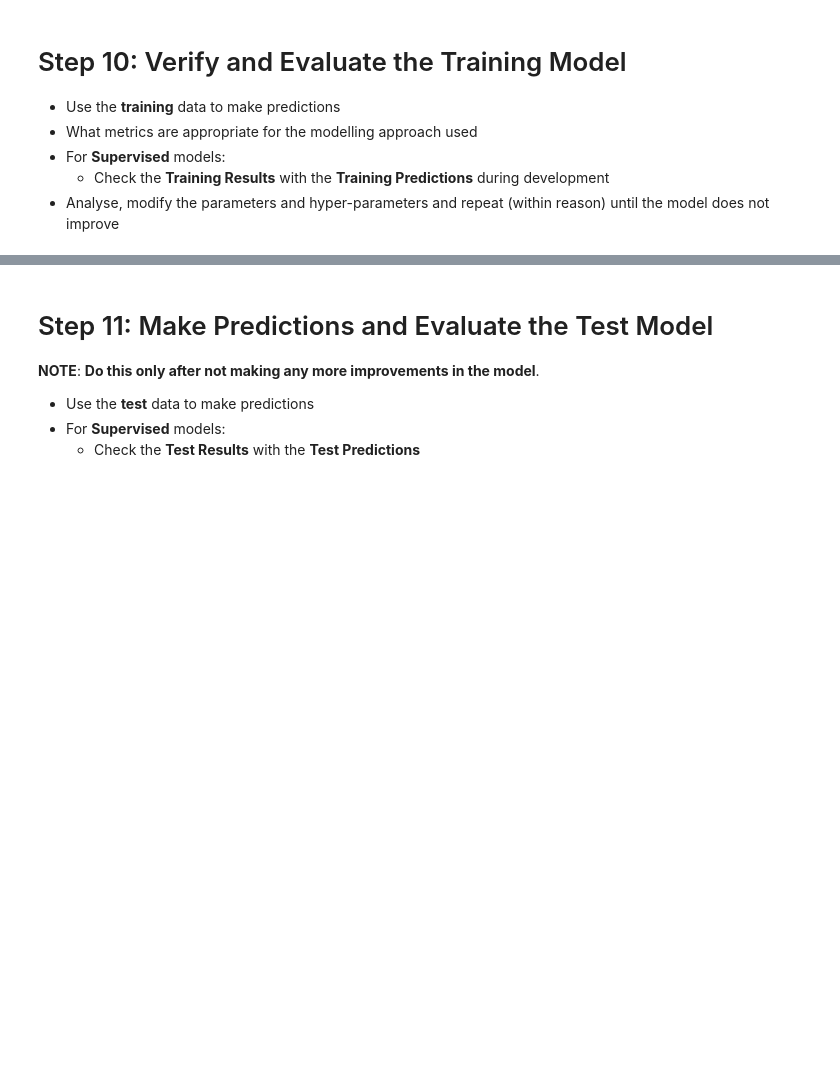
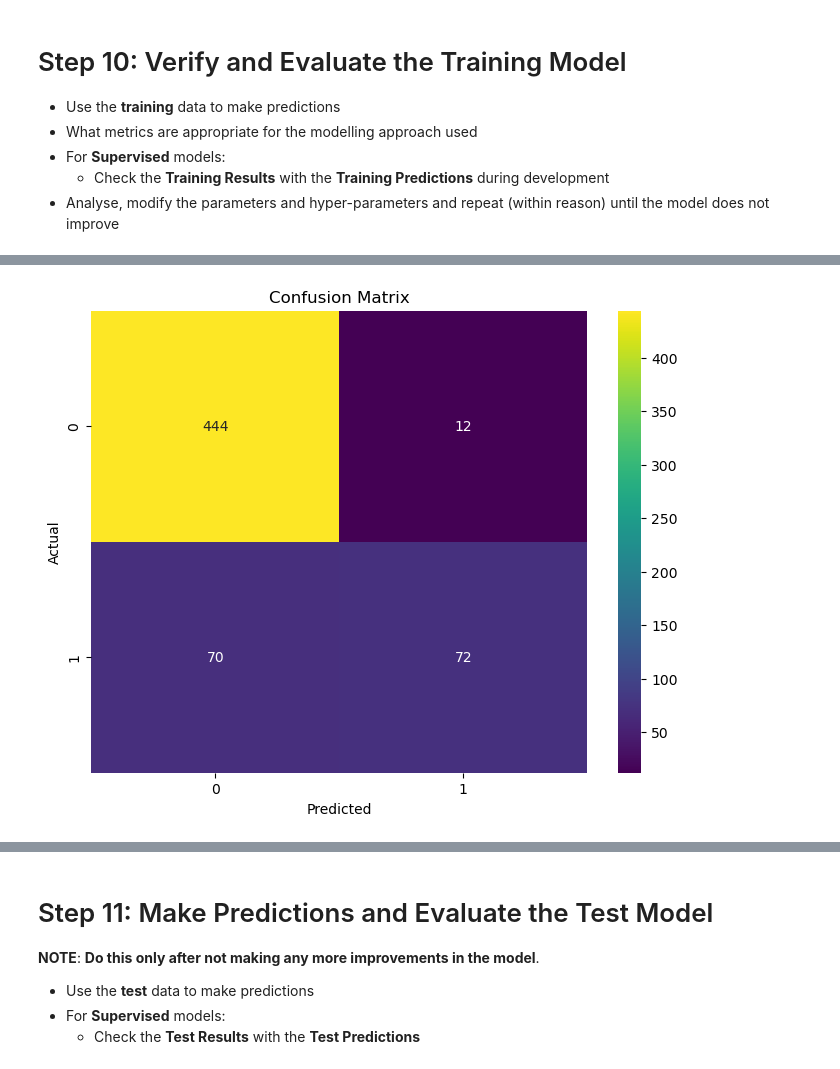
Before and after one commit to mdjroaming/IOD, a Jupyter notebook: Module 7/Module 7 Labs/IOD_Lab-7_1_2 - Random Forest.ipynb, the cells around one changed output, grey strips where cells are left out. Saved outputs shown, nothing was run; the diff lists cells and outputs as text; code cells hidden in the pictures; blank space fills up the shorter version.

```diff
--- a/Module 7/Module 7 Labs/IOD_Lab-7_1_2 - Random Forest.ipynb
+++ b/Module 7/Module 7 Labs/IOD_Lab-7_1_2 - Random Forest.ipynb
@@ -304,7 +307,7 @@ y.shape
 (748,)
 # %%
 # Split the data
-X_train, X_test, y_train, y_test = train_test_split(X, y, test_size = 0.2, random_state = 42)
+X_train, X_test, y_train, y_test = train_test_split(X, y, test_size = 0.2, random_state = 42, stratify=y)
 # %% [markdown]
 # Step 8: Define a Model
 
@@ -317,7 +320,7 @@ from sklearn.ensemble import RandomForestClassifier
 # Choose a model or models
 
 # Initialize and train the Random Forest classifier
-rf = RandomForestClassifier(random_state=42)
+rf = RandomForestClassifier(random_state=42, max_features='sqrt', min_samples_leaf=2, min_samples_split=6, n_estimators=100)
 # %% [markdown]
 # Step 9: Fit the Model
 # %%
@@ -346,0 +370,11 @@ Training Accuracy: 0.9381270903010034
+# %%
+# Visualise the Confusion Matrix
+conf_matrix = confusion_matrix(y_train, y_train_pred)
+plt.figure(figsize=(8, 6))
+sns.heatmap(conf_matrix, annot=True, fmt='d', cmap='viridis')
+plt.title('Confusion Matrix')
+plt.xlabel('Predicted')
+plt.ylabel('Actual')
+plt.show()
+# %% [output]
+[figure, added]
```
Also changed, not shown: parts of 27 cells of this notebook, 15 other files.
